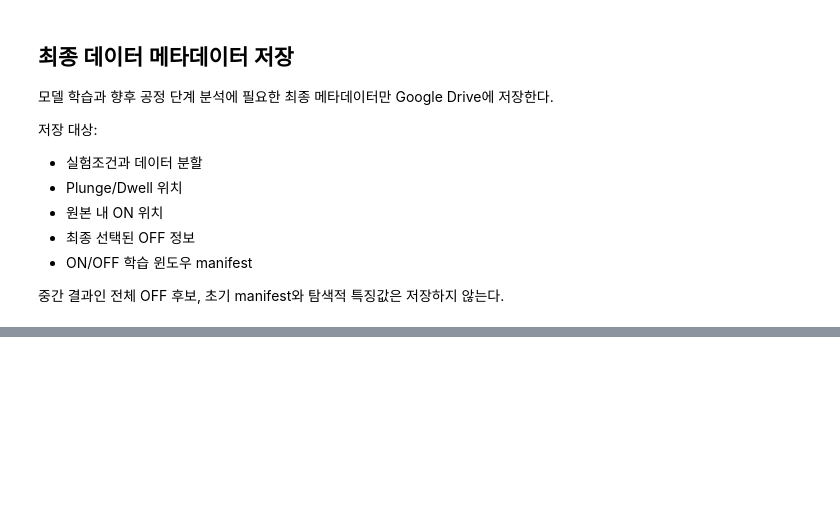
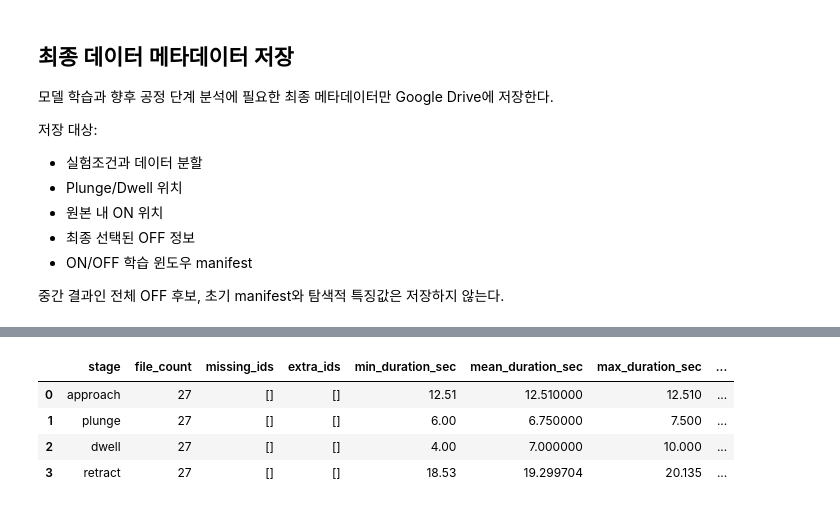
Before and after one commit to tnwlvos/Purdue-AI-education-Muchine-Learning-, a Jupyter notebook: PurdueAI_Final_project_datamake.ipynb, the cells around one changed output, grey strips where cells are left out. Drawn from its saved outputs; the diff is of its cells as text; code cells hidden in the pictures; blank space fills up the shorter version.

```diff
--- a/PurdueAI_Final_project_datamake.ipynb
+++ b/PurdueAI_Final_project_datamake.ipynb
@@ -2299,0 +2661,98 @@ for file_name in required_metadata_files:
+# %%
+APPROACH_DIR = (
+    PROCESSED_DIR / "[1] approach"
+)
+RETRACT_DIR = (
+    PROCESSED_DIR / "[4] retract"
+)
+OFF_DIR = (
+    PROCESSED_DIR / "[5] off"
+)
+
+stage_directories = {
+    "approach": APPROACH_DIR,
+    "plunge": PLUNGE_DIR,
+    "dwell": DWELL_DIR,
+    "retract": RETRACT_DIR,
+}
+
+
+def make_numbered_file_map(folder):
+    file_map = {}
+
+    for path in folder.glob("*.wav"):
+        if re.fullmatch(r"\d+", path.stem):
+            file_map[int(path.stem)] = path
+
+    return file_map
+
+
+stage_file_maps = {
+    stage_name: make_numbered_file_map(folder)
+    for stage_name, folder
+    in stage_directories.items()
+}
+
+stage_summary_records = []
+
+for stage_name, file_map in stage_file_maps.items():
+    expected_ids = set(range(1, 28))
+    actual_ids = set(file_map)
+
+    missing_ids = sorted(
+        expected_ids - actual_ids
+    )
+    extra_ids = sorted(
+        actual_ids - expected_ids
+    )
+
+    file_information = [
+        sf.info(str(path))
+        for path in file_map.values()
+    ]
+
+    durations = [
+        information.frames
+        / information.samplerate
+        for information in file_information
+    ]
+
+    sample_rates = sorted({
+        information.samplerate
+        for information in file_information
+    })
+
+    channels = sorted({
+        information.channels
+        for information in file_information
+    })
+
+    stage_summary_records.append({
+        "stage": stage_name,
+        "file_count": len(file_map),
+        "missing_ids": missing_ids,
+        "extra_ids": extra_ids,
+        "min_duration_sec": (
+            min(durations) if durations else np.nan
+        ),
+        "mean_duration_sec": (
+            np.mean(durations) if durations else np.nan
+        ),
+        "max_duration_sec": (
+            max(durations) if durations else np.nan
+        ),
+        "sample_rates": sample_rates,
+        "channels": channels,
+    })
+
+stage_file_summary = pd.DataFrame(
+    stage_summary_records
+)
+
+display(stage_file_summary)
+# %% [output]
+|  | stage | file_count | missing_ids | extra_ids | min_duration_sec | mean_duration_sec | max_duration_sec | ... |
+| 0 | approach | 27 | [] | [] | 12.51 | 12.510000 | 12.510 | ... |
+| 1 | plunge | 27 | [] | [] | 6.00 | 6.750000 | 7.500 | ... |
+| 2 | dwell | 27 | [] | [] | 4.00 | 7.000000 | 10.000 | ... |
+| 3 | retract | 27 | [] | [] | 18.53 | 19.299704 | 20.135 | ... |
```
Also changed, not shown: parts of 37 cells of this notebook.
